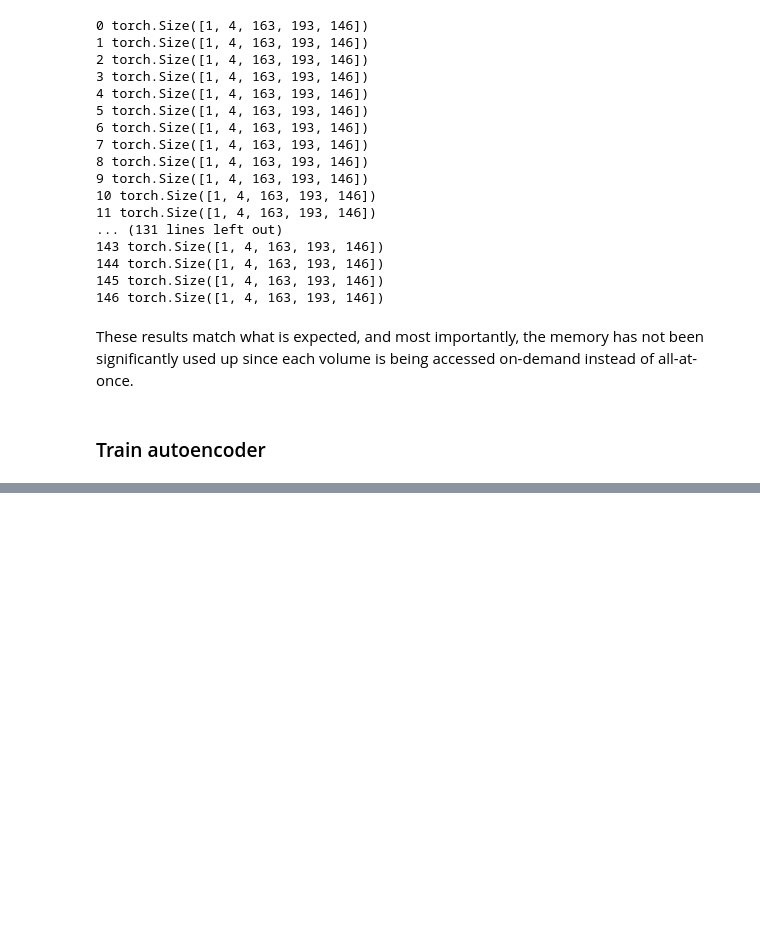
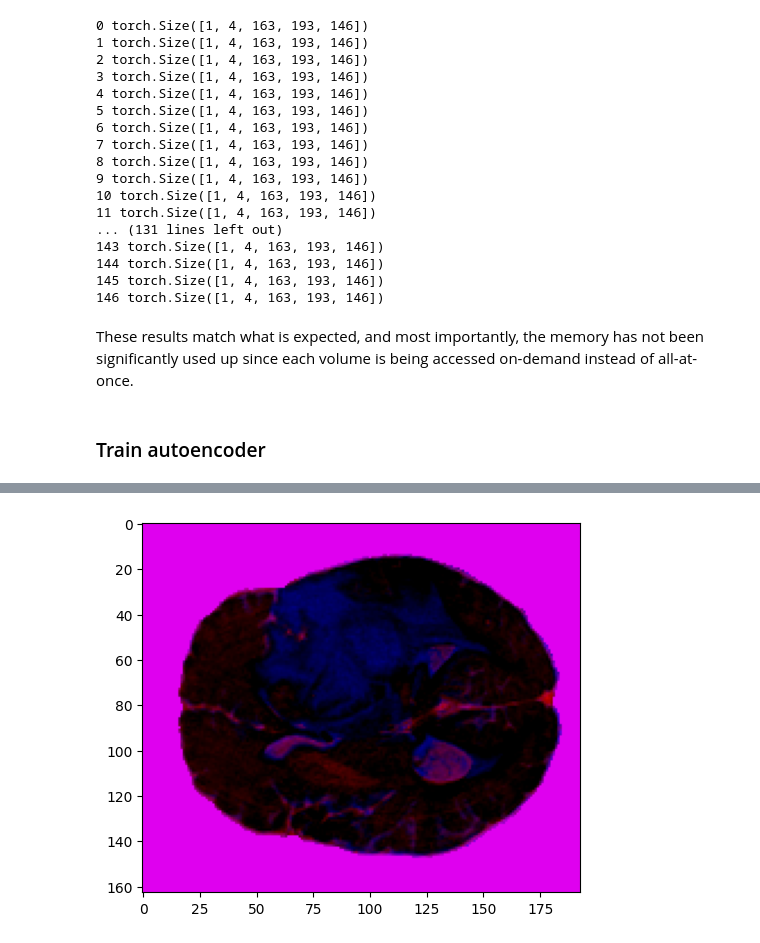
Before and after one commit to RiceD2KLab/BRAINNET, a Jupyter notebook: src/prototype_conv_autoencoder.ipynb, the cells around one changed output, grey strips where cells are left out. Cells and saved outputs as stored; diff of their text form; code cells hidden in the pictures; blank space fills up the shorter version.

```diff
--- a/src/prototype_conv_autoencoder.ipynb
+++ b/src/prototype_conv_autoencoder.ipynb
@@ -184,0 +212,5 @@ RuntimeError: ignored
+# %%
+# visualize
+plt.imshow(latent_space_rep.cpu().detach().numpy().transpose((1, 2, 3, 0))[:, :, 73, :]);
+# %% [output]
+[figure, added]
```
Also changed, not shown: parts of 9 cells of this notebook.
